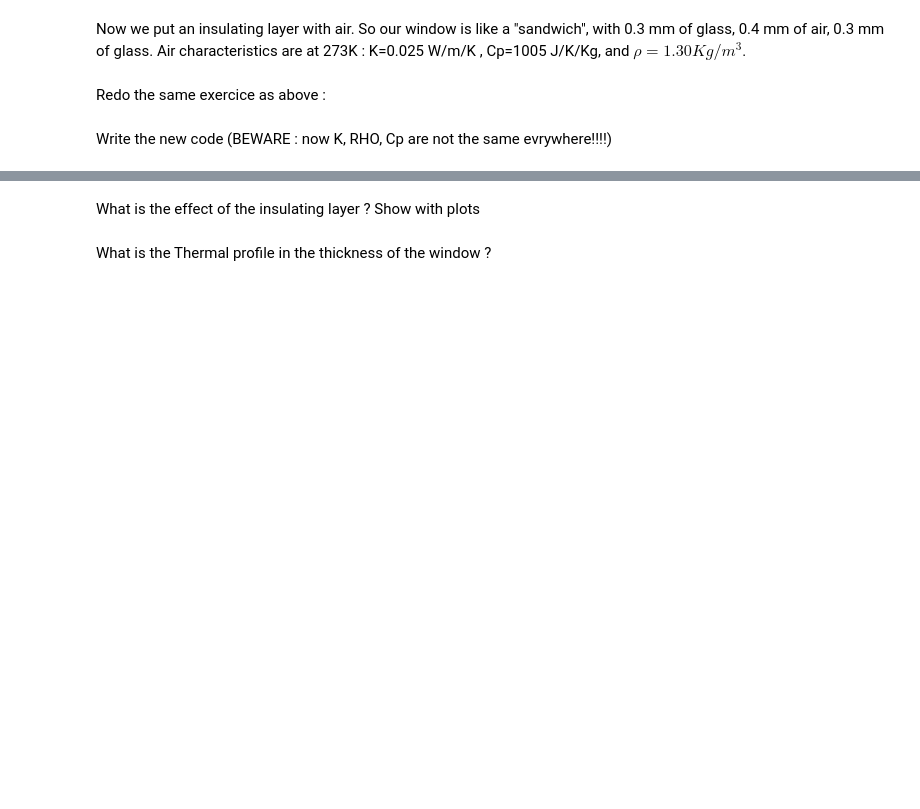
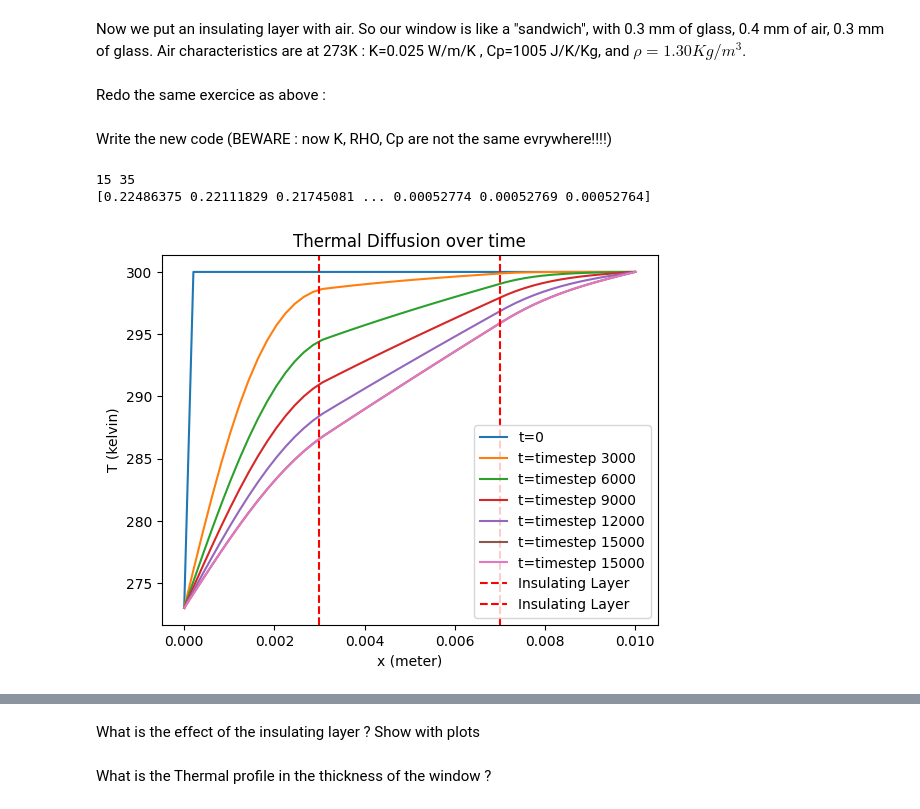
Before and after one commit to mopahlevani/Numerical-Methods, a Jupyter notebook: PDE_Training_2_Heat_transfer.ipynb, the cells around one changed output, grey strips where cells are left out. Saved outputs shown, nothing was run; the diff lists cells and outputs as text; code cells hidden in the pictures; blank space fills up the shorter version.

```diff
--- a/PDE_Training_2_Heat_transfer.ipynb
+++ b/PDE_Training_2_Heat_transfer.ipynb
@@ -214,3 +214,83 @@ K=0.025 W/m/K , Cp=1005 J/K/Kg, and $\rho= 1.30 Kg/m^3$.
 Redo the same exercice as above :
 # %% [markdown]
 Write the new code (BEWARE : now K, RHO, Cp are not the same evrywhere!!!!)
+# %%
+# Step 1: Defining the  X axis, dt, dx, the different constant, TR, TL
+K = 1 #w/m/k
+Cp = 753 # J/Kg/K
+Ro = 2500 #Kg/m^3
+K_glass = 0.025
+Cp_glass = 1005
+Ro_glass = 1.30
+D = K / (Ro* Cp) #diffusion coefficient
+D_glass = K_glass / (Ro_glass * Cp_glass)
+L = 0.01
+Td = L**2 / D
+N = 50
+Tcell = Td / (N**2)
+
+T_L = 273
+T_R = 300
+h = 0
+x = np.linspace(0,L,N)
+dx = L / (N-1)
+#dt = 0.5 * Td
+Tend = 10 * Td
+#dt = 0.3 * dx**2 / D
+
+sigma = D * dt / dx**2
+sigma_glass = D_glass * dt / dx**2
+
+dt = 0.3 * dx**2 / max(D, D_glass)
+t = 0
+max_iterations = 15000
+deltaT = np.zeros(max_iterations)
+
+# Step 2: Initialising T
+T0 = np.ones(N) * 300
+T0[0]=T_L
+T0[N-1]=T_R
+T = T0
+T_new = np.zeros(N)
+x1 = int((N) * 0.3)
+x2 = int((N) * 0.7)
+print(x1,x2)
+plt.plot(x,T,label='t=0')
+
+# Step 3: Loop over time
+while t < Tend and h < max_iterations:
+  for i in range(1, x1+1):
+    T_new[i] = (1- 2 * sigma) * T[i] + sigma * (T[i-1] + T[i+1])
+  for i in range(x1+1, x2):
+    T_new[i] = (1- 2 * sigma_glass) * T[i] + sigma_glass * (T[i-1] + T[i+1])
+  for i in range(x2,N-1):
+    T_new[i] = (1- 2 * sigma) * T[i] + sigma * (T[i-1] + T[i+1])
+  T_new[0] = T_L
+  T_new[-1] = T_R
+  deltaT[h] = np.max(T - T_new)
+  T = T_new.copy()
+  t += dt
+  h += 1
+  # Step 4: Visualizing the outcome (part 1)
+  if h%3000==0:
+    plt.plot(x,T,label='t=timestep ' + str(h))
+print(deltaT)
+# Step 4: Visualizing the outcome (part 2)
+plt.plot(x,T,label='t=timestep ' + str(h))
+plt.axvline(x=0.003, color='red', linestyle='--', label='Insulating Layer')
+plt.axvline(x=0.007, color='red', linestyle='--', label='Insulating Layer')
+plt.title('Thermal Diffusion over time')
+plt.xlabel('x (meter)')
+plt.ylabel('T (kelvin)')
+plt.legend()
+plt.show()
+
+plt.plot(deltaT)
+plt.title('Change in Temperature Gradient over time')
+plt.xlabel('Timestep')
+plt.ylabel('Maximum change in Temperature Gradient')
+plt.show()
+# %% [output]
+15 35
+[0.22486375 0.22111829 0.21745081 ... 0.00052774 0.00052769 0.00052764]
+[figure, added]
```
Also changed, not shown: parts of 3 cells of this notebook.
